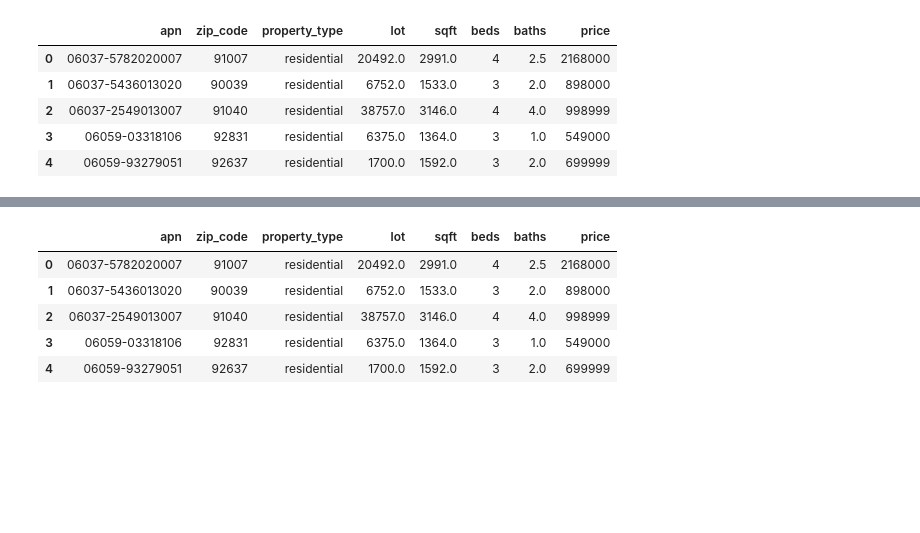
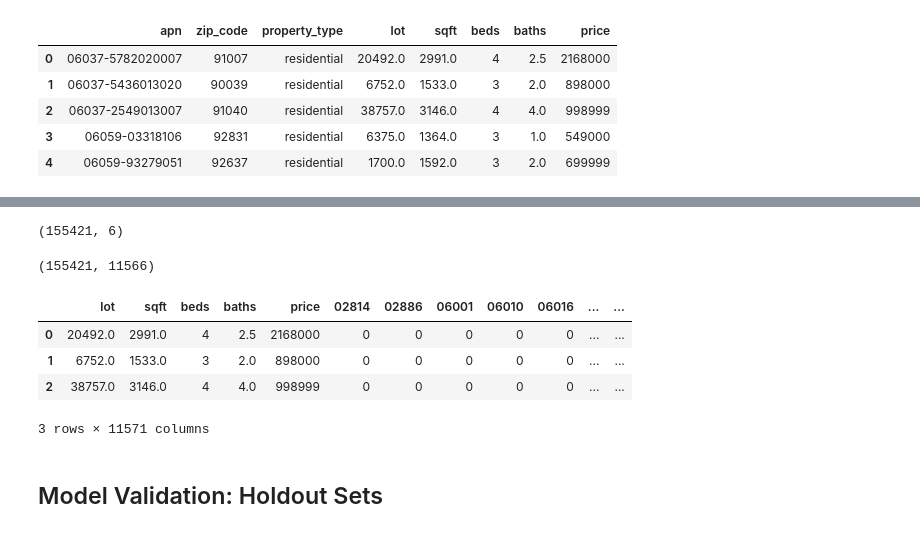
Before and after one commit to clebsonc/PricePrediction, a Jupyter notebook: PricePrediction.ipynb, the cells around one changed output, grey strips where cells are left out. Drawn from its saved outputs; the diff is of its cells as text; code cells hidden in the pictures; blank space fills up the shorter version.

```diff
--- a/PricePrediction.ipynb
+++ b/PricePrediction.ipynb
@@ -216,4 +207,4 @@ df_residences.head(5)
 | 3 | 06059-03318106 | 92831 | residential | 6375.0 | 1364.0 | 3 | 1.0 | 549000 |
 | 4 | 06059-93279051 | 92637 | residential | 1700.0 | 1592.0 | 3 | 2.0 | 699999 |
 # %%
-X = df_residences.drop(['apn', 'property_type', 'price'], axis=1)
+X = df_residences.drop(['apn', 'property_type'], axis=1)
@@ -224,11 +220,22 @@ from sklearn.feature_extraction import DictVectorizer
+# %%
+X.shape
+# %% [output]
+(155421, 6)
 # %%
 hot_encoding = pd.get_dummies(X['zip_code'])
-# %%
-pdsubsample
-# %% [output]
-|  | apn | zip_code | property_type | lot | sqft | beds | baths | price |
-| 0 | 06037-5782020007 | 91007 | residential | 20492.0 | 2991.0 | 4 | 2.5 | 2168000 |
-| 1 | 06037-5436013020 | 90039 | residential | 6752.0 | 1533.0 | 3 | 2.0 | 898000 |
-| 2 | 06037-2549013007 | 91040 | residential | 38757.0 | 3146.0 | 4 | 4.0 | 998999 |
-| 3 | 06059-03318106 | 92831 | residential | 6375.0 | 1364.0 | 3 | 1.0 | 549000 |
-| 4 | 06059-93279051 | 92637 | residential | 1700.0 | 1592.0 | 3 | 2.0 | 699999 |
+# %%
+hot_encoding.shape
+# %% [output]
+(155421, 11566)
+# %%
+X = X.drop('zip_code', axis=1)
+# %%
+X = X.join(hot_encoding)
+# %%
+X.head(3)
+# %% [output]
+|  | lot | sqft | beds | baths | price | 02814 | 02886 | 06001 | 06010 | 06016 | ... | ... |
+| 0 | 20492.0 | 2991.0 | 4 | 2.5 | 2168000 | 0 | 0 | 0 | 0 | 0 | ... | ... |
+| 1 | 6752.0 | 1533.0 | 3 | 2.0 | 898000 | 0 | 0 | 0 | 0 | 0 | ... | ... |
+| 2 | 38757.0 | 3146.0 | 4 | 4.0 | 998999 | 0 | 0 | 0 | 0 | 0 | ... | ... |
+3 rows × 11571 columns
@@ -234,0 +246,2 @@ pdsubsample
+# %% [markdown]
+## Model Validation: Holdout Sets
```
Also changed, not shown: parts of 23 cells of this notebook, 1 other file.
